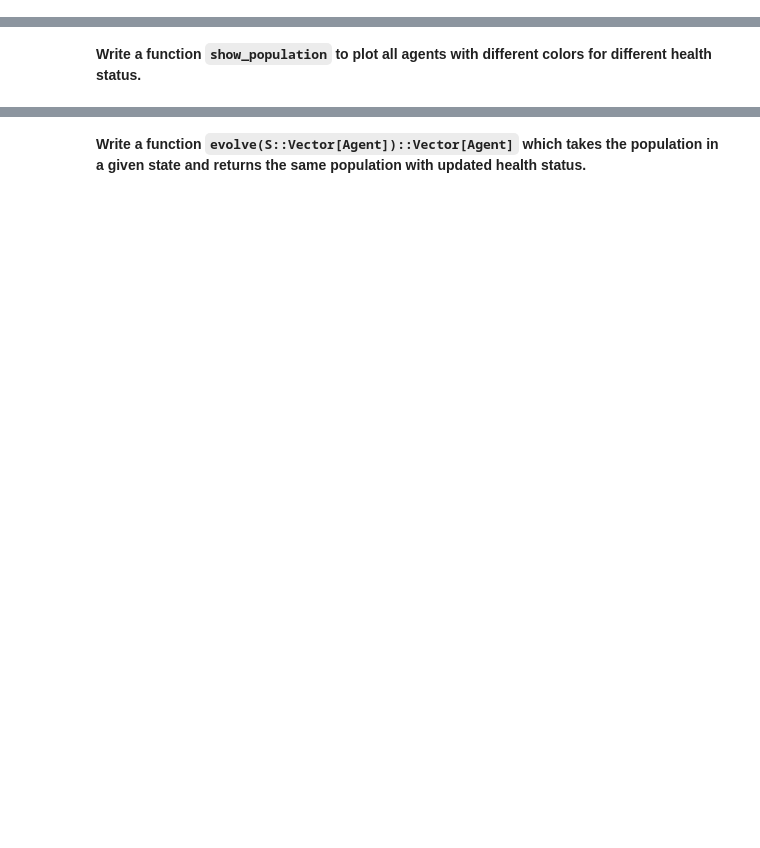
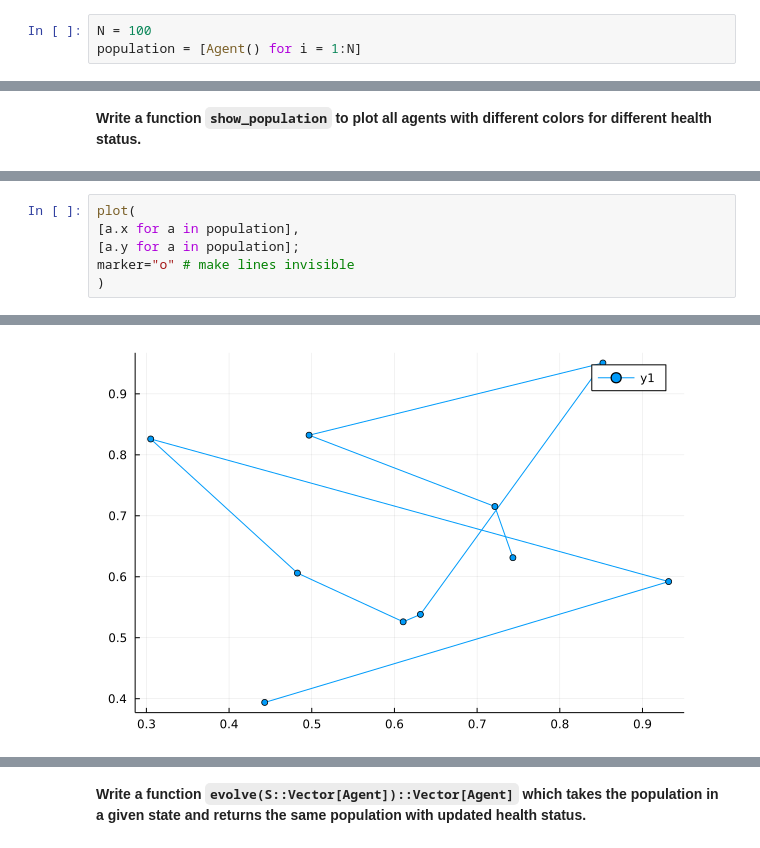
Before and after one commit to MaximeLamy/eco309, a Jupyter notebook: tutorials/1_2_Epidemiology.ipynb, the cells around one changed output, grey strips where cells are left out. Cells and saved outputs as stored; diff of their text form; blank space fills up the shorter version.

```diff
--- a/tutorials/1_2_Epidemiology.ipynb
+++ b/tutorials/1_2_Epidemiology.ipynb
@@ -176,0 +206,3 @@ end
+# %%
+N = 100
+population = [Agent() for i = 1:N]
@@ -187,0 +276,7 @@ __Write a function `show_population` to plot all agents with different colors fo
+# %%
+plot(
+[a.x for a in population],
+[a.y for a in population];
+marker="o" # make lines invisible
+)
+# %% [output]
@@ -187,0 +285 @@ __Write a function `show_population` to plot all agents with different colors fo
+[figure, added]
```
Also changed, not shown: parts of 28 cells of this notebook, 1 other file.
